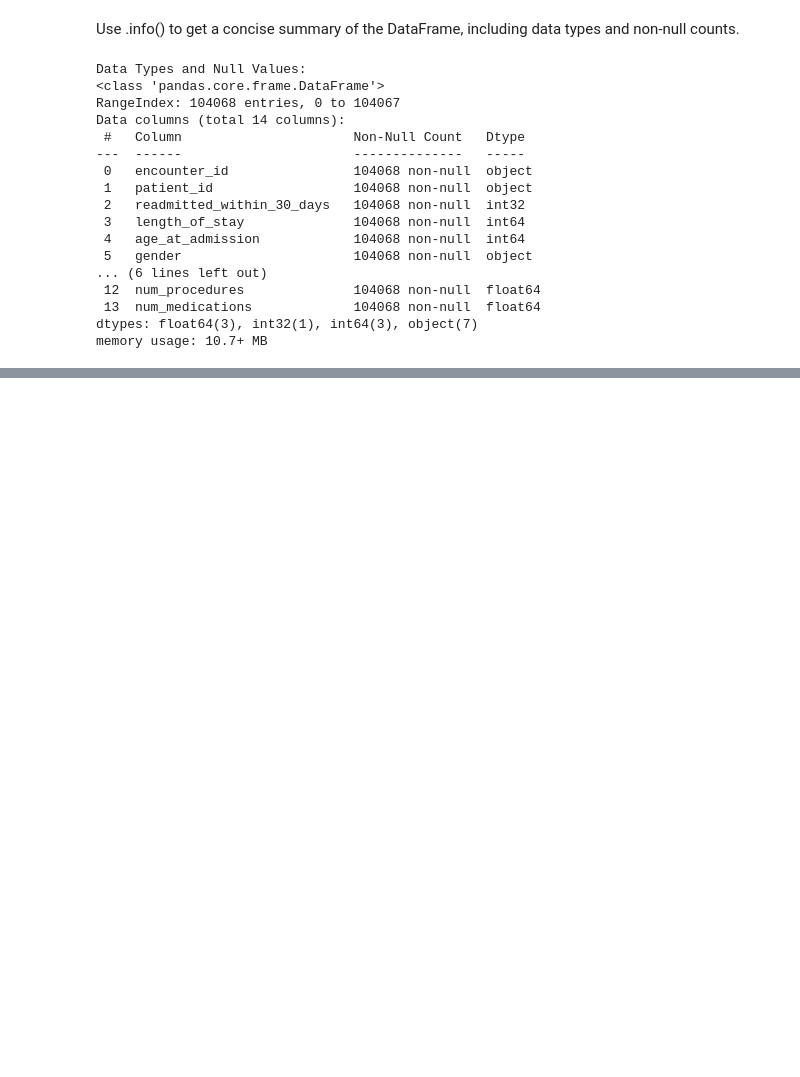
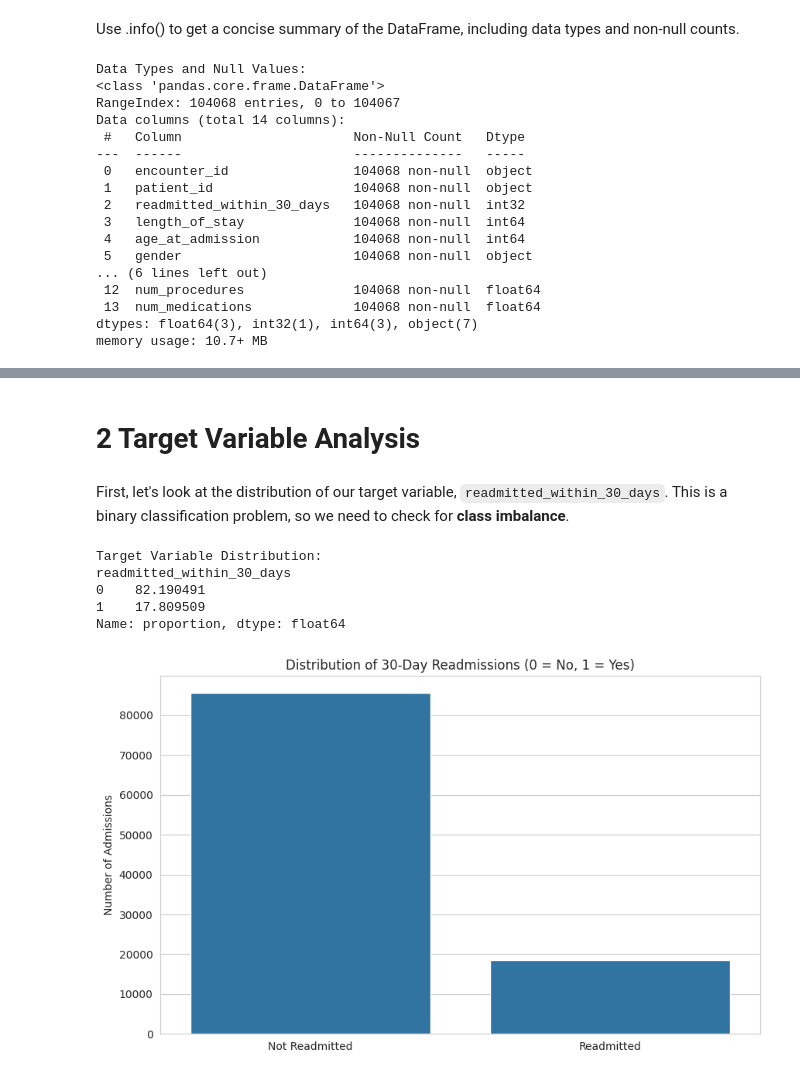
Before and after one commit to ca34525/TexasReadmissionRiskAPI, a Jupyter notebook: notebooks/4 EDA.ipynb, the cells around one changed output, grey strips where cells are left out. Drawn from its saved outputs; the diff is of its cells as text; code cells hidden in the pictures; blank space fills up the shorter version.

```diff
--- a/notebooks/4 EDA.ipynb
+++ b/notebooks/4 EDA.ipynb
@@ -59,0 +76,22 @@ memory usage: 10.7+ MB
+# %% [markdown]
+# 2 Target Variable Analysis
+# %% [markdown]
+First, let's look at the distribution of our target variable, `readmitted_within_30_days`. This is a binary classification problem, so we need to check for **class imbalance**.
+# %%
+target_counts = df['readmitted_within_30_days'].value_counts(normalize=True) * 100
+print("Target Variable Distribution:")
+print(target_counts)
+
+sns.countplot(x='readmitted_within_30_days', data=df)
+plt.title('Distribution of 30-Day Readmissions (0 = No, 1 = Yes)')
+plt.gca().set_xticklabels(['Not Readmitted', 'Readmitted'])
+plt.ylabel('Number of Admissions')
+plt.xlabel('')
+plt.show()
+# %% [output]
+Target Variable Distribution:
+readmitted_within_30_days
+0    82.190491
+1    17.809509
+Name: proportion, dtype: float64
+[figure, added]
```
Also changed, not shown: parts of 13 cells of this notebook, 1 other file.
